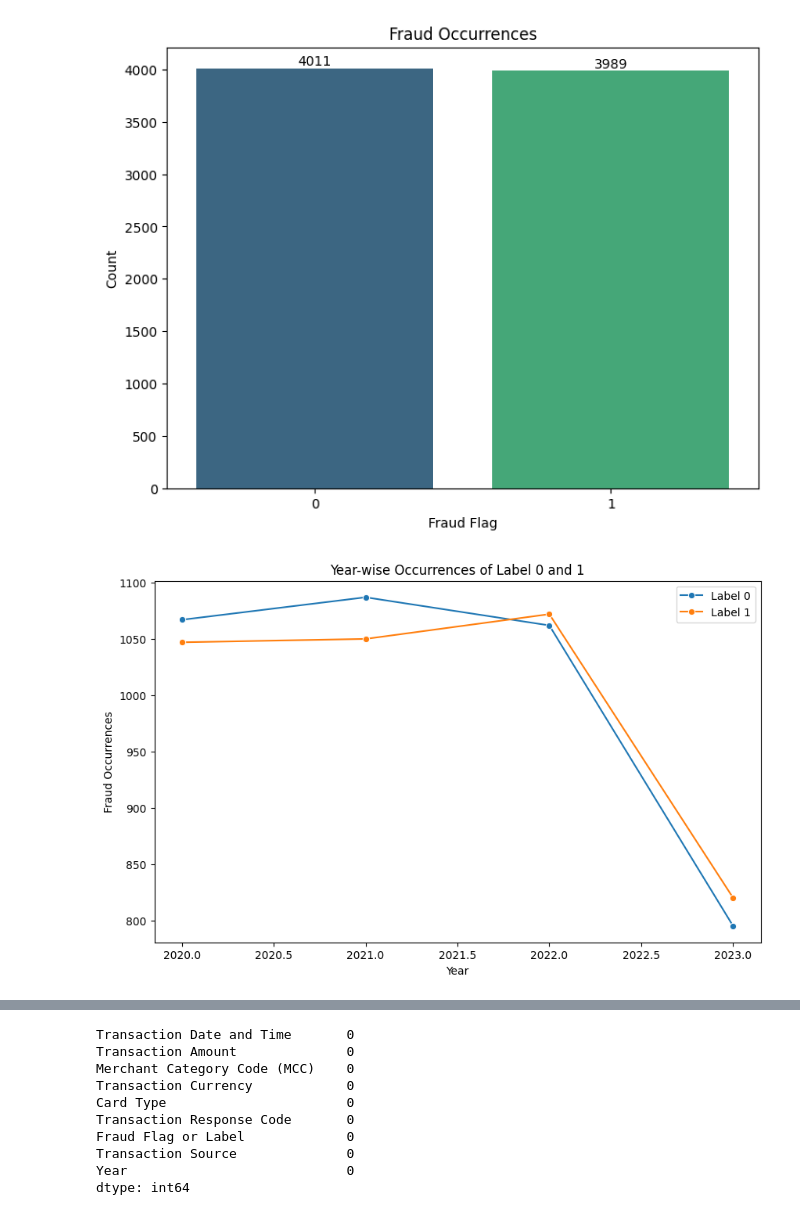
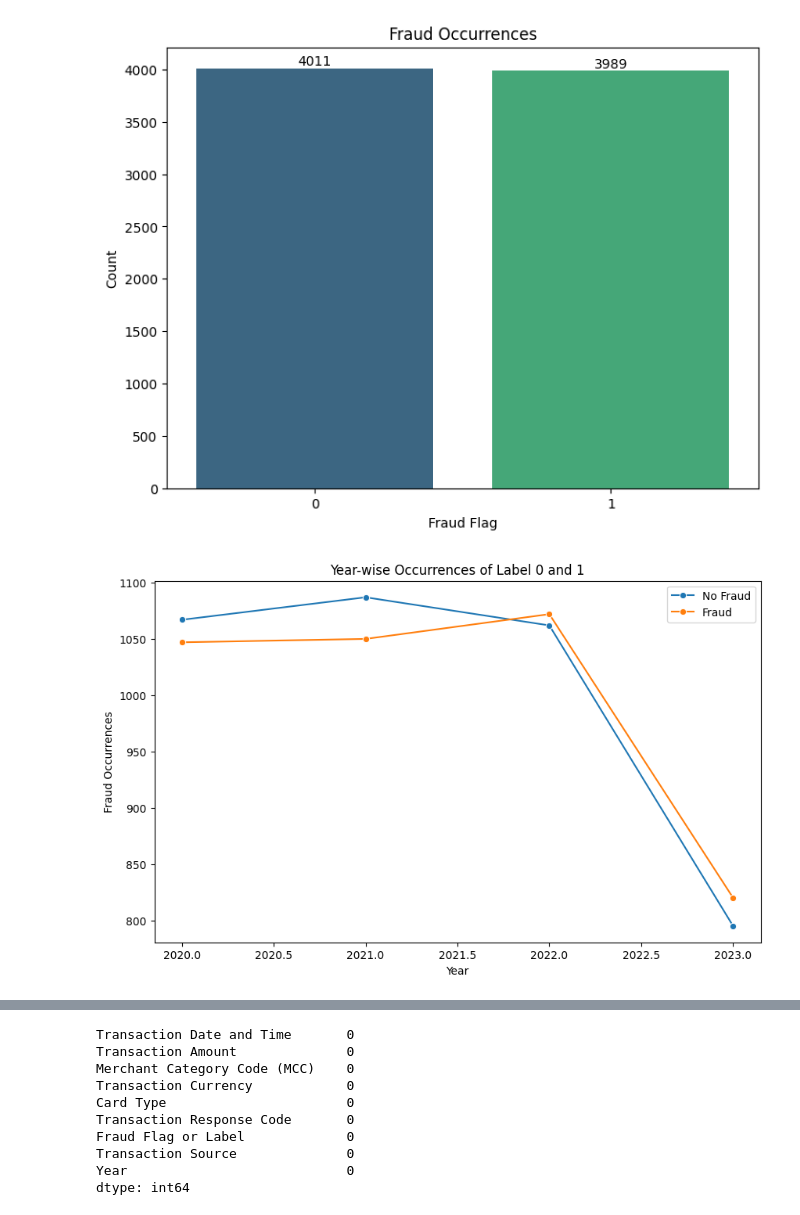
Before and after one commit to szm7/DL, a Jupyter notebook: 2348551_LAB2.ipynb, the cells around one changed output, grey strips where cells are left out. Cells and saved outputs as stored; diff of their text form; code cells hidden in the pictures.

```diff
--- a/2348551_LAB2.ipynb
+++ b/2348551_LAB2.ipynb
@@ -45,19 +45,19 @@ Passing `palette` without assigning `hue` is deprecated and will be removed in v
 # %%
 formated_date = pd.to_datetime(data['Transaction Date and Time'])
 data['Year'] = formated_date.dt.year
 
 occurrences = data.groupby(['Year', 'Fraud Flag or Label']).size().reset_index(name='Count')
 plt.figure(figsize=(10, 6))
 
-sns.lineplot(x='Year', y='Count', data=occurrences[occurrences['Fraud Flag or Label'] == 0], label='Label 0', marker='o')
-sns.lineplot(x='Year', y='Count', data=occurrences[occurrences['Fraud Flag or Label'] == 1], label='Label 1', marker='o')
+sns.lineplot(x='Year', y='Count', data=occurrences[occurrences['Fraud Flag or Label'] == 0], label='No Fraud', marker='o')
+sns.lineplot(x='Year', y='Count', data=occurrences[occurrences['Fraud Flag or Label'] == 1], label='Fraud', marker='o')
 
 plt.title('Year-wise Occurrences of Label 0 and 1')
 plt.xlabel('Year')
 plt.ylabel('Fraud Occurrences')
 plt.legend()
 plt.show()
 # %% [output]
-[figure, old version]
+[figure, new version]
 # %%
 card_type_counts = data['Card Type'].value_counts()
```
Also changed, not shown: parts of 7 cells of this notebook, 2 other files.
